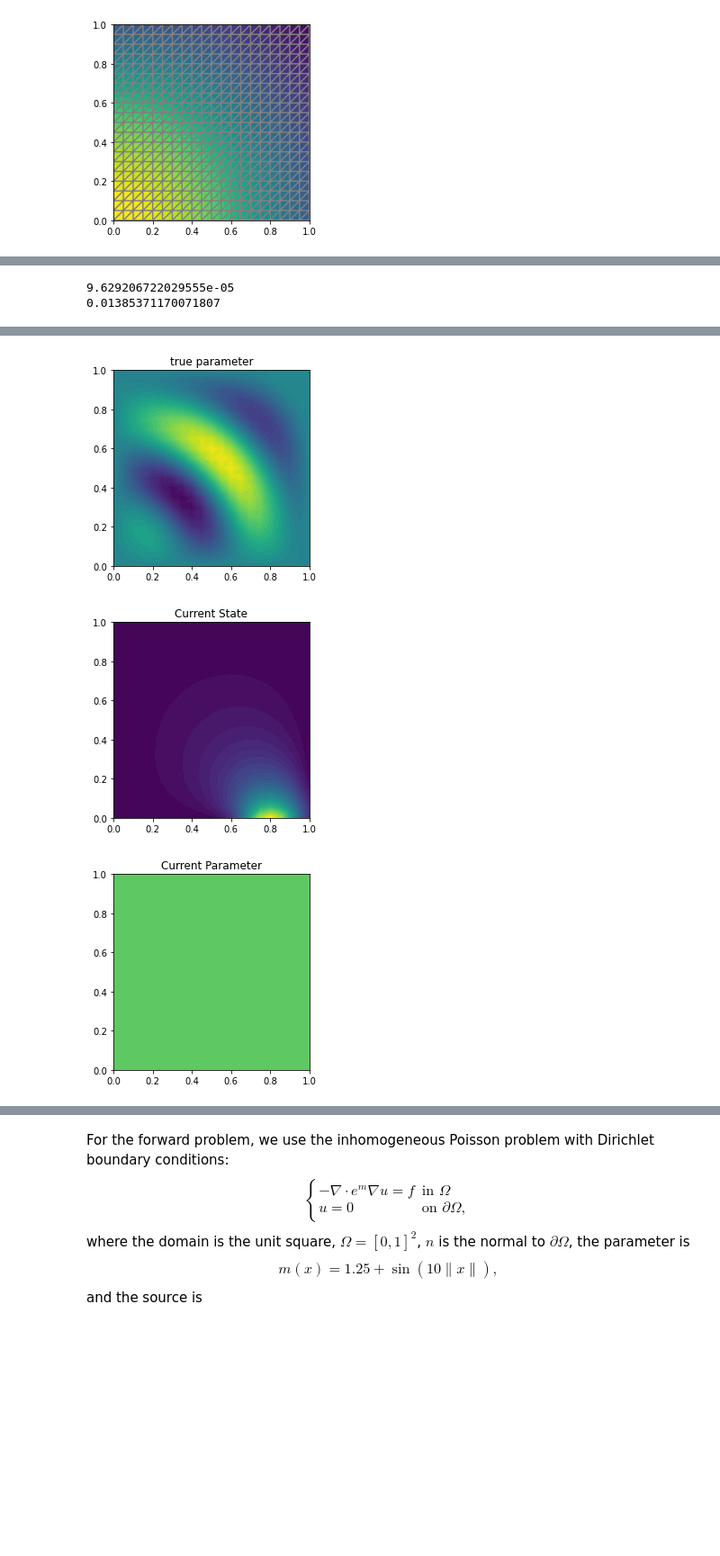
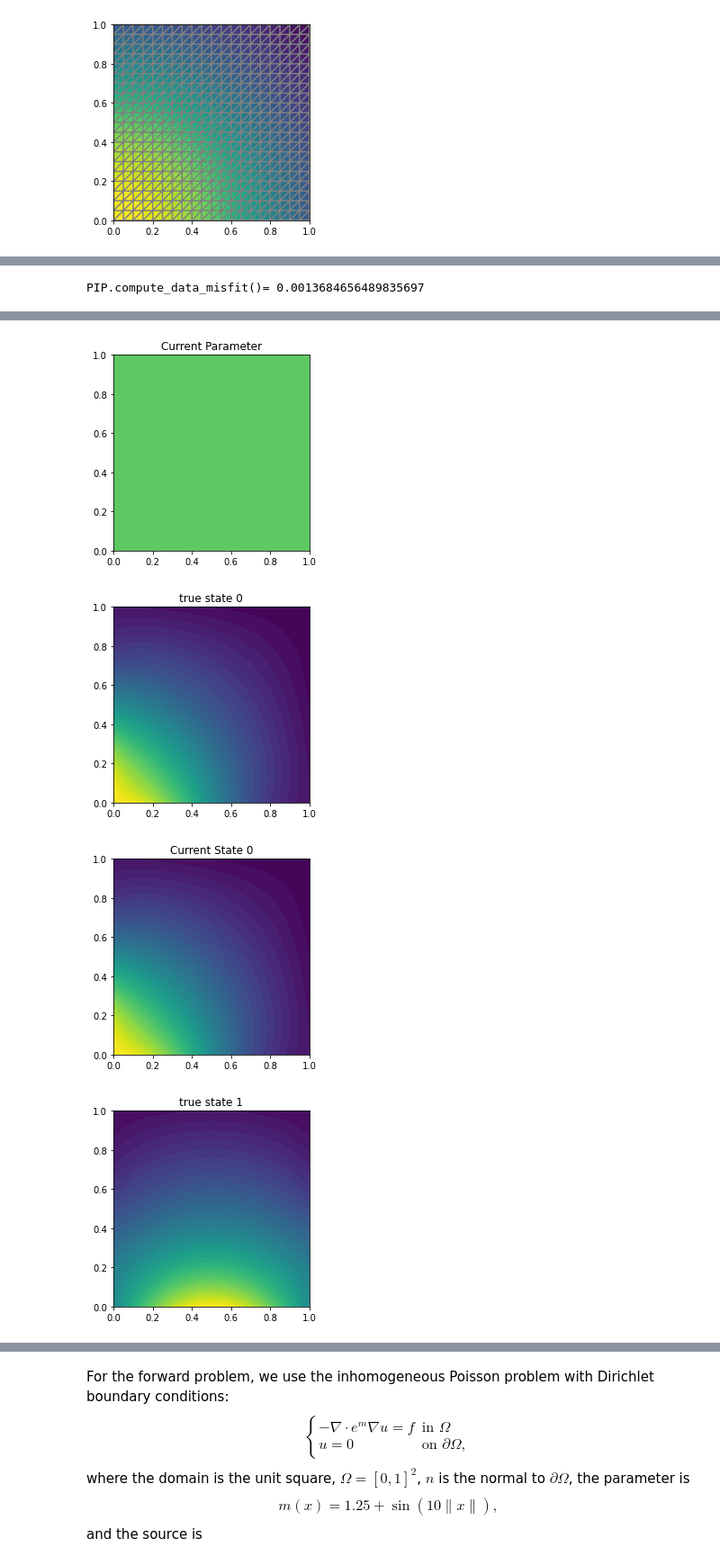
Before and after one commit to vishwas1984/NormalizingFlows_InverseProblems, a Jupyter notebook: div_k_grad_u_inverse_problem_fenics.ipynb, the cells around one changed output, grey strips where cells are left out. Shown at 90% size. Drawn from its saved outputs; the diff is of its cells as text; code cells hidden in the pictures; blank space fills up the shorter version.

Commit message:
added support for multiple experiments

```diff
--- a/div_k_grad_u_inverse_problem_fenics.ipynb
+++ b/div_k_grad_u_inverse_problem_fenics.ipynb
@@ -8,10 +8,10 @@ import matplotlib.pyplot as plt
 from ufl import replace
 from scipy.optimize import minimize
 # %%
-def gaussian_expression(magnitude, mu_x, mu_y, sigma):
+def gaussian_expression(magnitude, mu, sigma_scalar):
     # m*G, where G is gaussian with mean mu and standard deviation sigma
     return Expression('m*exp(-(pow(x[0]-mu_x,2)+pow(x[1]-mu_y,2))/s)',
-                      m=magnitude, mu_x=mu_x, mu_y=mu_y, s=sigma, degree=5)
+                      m=magnitude, mu_x=mu[0], mu_y=mu[1], s=sigma_scalar, degree=5)
 # %%
 mesh_n = 20
 mesh = UnitSquareMesh(mesh_n, mesh_n)
@@ -239,0 +52,10 @@ class PoissonInverseProblem:
+# %%
+def sum_of_partial_directional_derivatives(form, uu, duu):
+    # Same as   derivative(form, uu[0], duu[0])
+    #         + derivative(form, uu[1], duu[1])
+    #         + ...
+    #         + derivative(form, uu[-1], duu[-1])
+    dform = derivative(form, uu[0], duu[0])
+    for u, du in zip(uu[1:], duu[1:]):
+        dform += derivative(form, u, du)
+    return dform
@@ -241,19 +346,25 @@ class PoissonInverseProblem:
 m_true = Expression('x[1]*(1-x[1])*x[0]*(1-x[0])*sin(10*sqrt(pow(x[0],2) + pow(x[1],2)))', degree=5)
 m_true_function = project(m_true, V)
 PIP = PoissonInverseProblem(V, m_true_function)
-print(PIP.compute_data_misfit())
-plot(PIP.u_true)
-plt.title('true state')
+
+print('PIP.compute_data_misfit()=', PIP.compute_data_misfit())
+
+
 plt.figure()
 plot(PIP.m_true)
 plt.title("true parameter")
-plt.figure()
-plot(PIP.u)
-plt.title('Current State')
+
 plt.figure()
 plot(PIP.m)
 plt.title('Current Parameter')
-print(np.linalg.norm(PIP.u.vector()[:] - PIP.u_true.vector()[:]))
+
+for k in range(PIP.num_experiments):
+    plt.figure()
+    plot(PIP.all_u_true[k])
+    plt.title('true state ' + str(k))
+
+    plt.figure()
+    plot(PIP.all_u[k])
+    plt.title('Current State ' + str(k))
 # %% [output]
-9.629206722029555e-05
-0.01385371170071807
+PIP.compute_data_misfit()= 0.0013684656489835697
@@ -261,3 +372,4 @@ print(np.linalg.norm(PIP.u.vector()[:] - PIP.u_true.vector()[:]))
-[figure, old version]
+[figure, new version]
-[figure, old version]
+[figure, new version]
-[figure, old version]
+[figure, new version]
+[figure, added]
```
Also changed, not shown: parts of 7 cells of this notebook.
